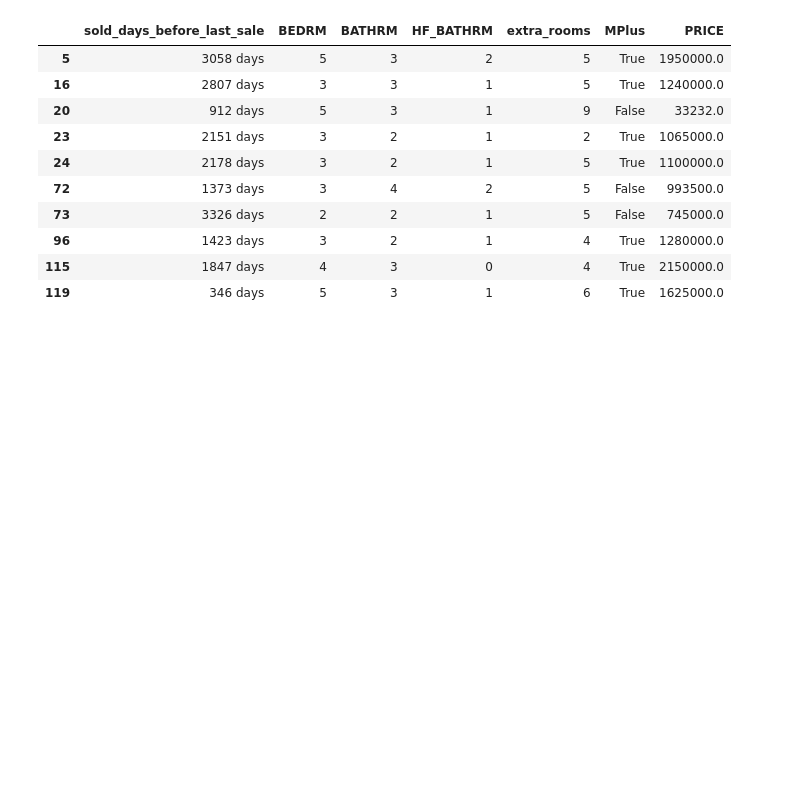
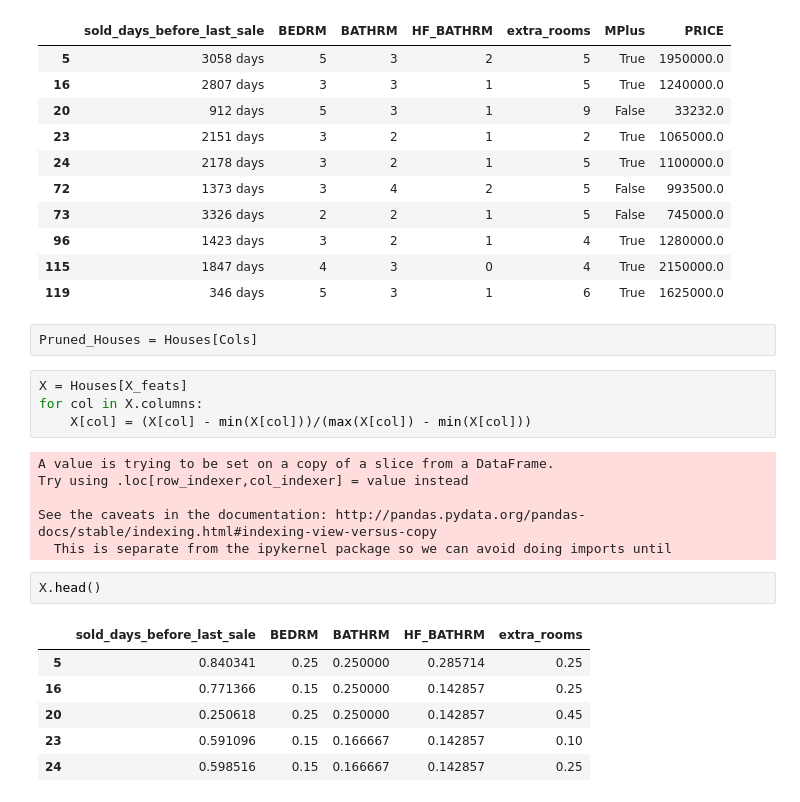
Before and after one commit to nt-ds/dc-residential-properties-analysis, a Jupyter notebook: eda/Housing_Exploration_Sean.ipynb, the cells around one changed output. Saved outputs shown, nothing was run; the diff lists cells and outputs as text; blank space fills up the shorter version.

```diff
--- a/eda/Housing_Exploration_Sean.ipynb
+++ b/eda/Housing_Exploration_Sean.ipynb
@@ -412,3 +415,24 @@ Houses[Cols].head(10)
 | 96 | 1423 days | 3 | 2 | 1 | 4 | True | 1280000.0 |
 | 115 | 1847 days | 4 | 3 | 0 | 4 | True | 2150000.0 |
 | 119 | 346 days | 5 | 3 | 1 | 6 | True | 1625000.0 |
+# %%
+Pruned_Houses = Houses[Cols]
+# %%
+X = Houses[X_feats]
+for col in X.columns:
+    X[col] = (X[col] - min(X[col]))/(max(X[col]) - min(X[col]))
+# %% [output]
+A value is trying to be set on a copy of a slice from a DataFrame.
+Try using .loc[row_indexer,col_indexer] = value instead
+
+See the caveats in the documentation: http://pandas.pydata.org/pandas-docs/stable/indexing.html#indexing-view-versus-copy
+  This is separate from the ipykernel package so we can avoid doing imports until
+# %%
+X.head()
+# %% [output]
+|  | sold_days_before_last_sale | BEDRM | BATHRM | HF_BATHRM | extra_rooms |
+| 5 | 0.840341 | 0.25 | 0.250000 | 0.285714 | 0.25 |
+| 16 | 0.771366 | 0.15 | 0.250000 | 0.142857 | 0.25 |
+| 20 | 0.250618 | 0.25 | 0.250000 | 0.142857 | 0.45 |
+| 23 | 0.591096 | 0.15 | 0.166667 | 0.142857 | 0.10 |
+| 24 | 0.598516 | 0.15 | 0.166667 | 0.142857 | 0.25 |
```
Also changed, not shown: parts of 23 cells of this notebook.
